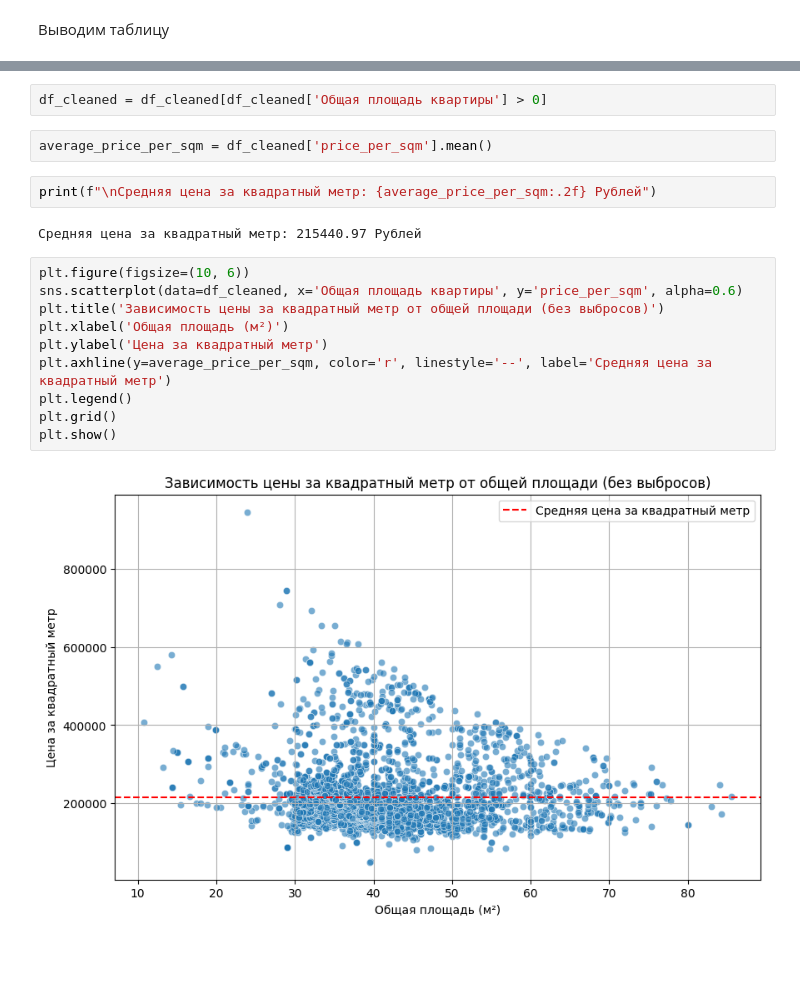
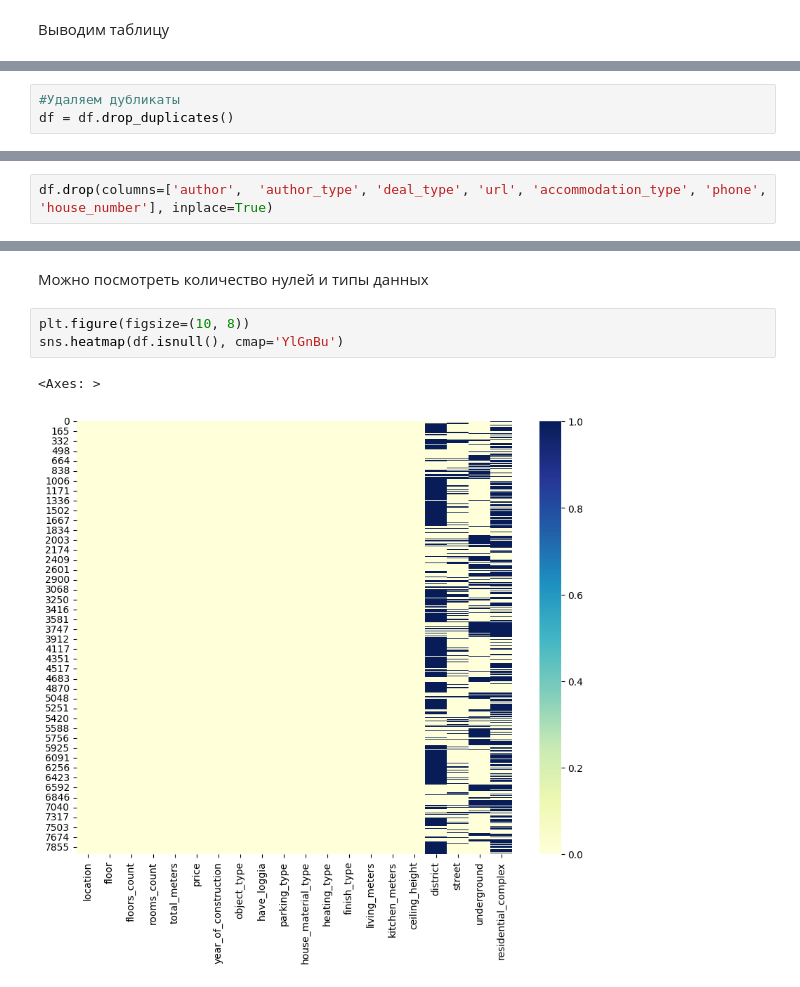
Before and after one commit to Tema13379/cian_progect, a Jupyter notebook: home.ipynb, the cells around one changed output, grey strips where cells are left out. Cells and saved outputs as stored; diff of their text form; blank space fills up the shorter version.

```diff
--- a/home.ipynb
+++ b/home.ipynb
@@ -44,0 +34,3 @@ Data has 4522 rows , 9 columns.
+# %%
+#Удаляем дубликаты
+df = df.drop_duplicates()
@@ -44,0 +43,2 @@ Data has 4522 rows , 9 columns.
+# %%
+df.drop(columns=['author',	'author_type', 'deal_type', 'url', 'accommodation_type', 'phone', 'house_number'], inplace=True)
@@ -208,20 +87,8 @@ df_cleaned['price_per_sqm'] = df_cleaned['Цена'] / df_cleaned['Общая п
-# %%
-df_cleaned = df_cleaned[df_cleaned['Общая площадь квартиры'] > 0]
-# %%
-average_price_per_sqm = df_cleaned['price_per_sqm'].mean()
-# %%
-print(f"\nСредняя цена за квадратный метр: {average_price_per_sqm:.2f} Рублей")
-# %% [output]
-Средняя цена за квадратный метр: 215440.97 Рублей
-# %%
-plt.figure(figsize=(10, 6))
-sns.scatterplot(data=df_cleaned, x='Общая площадь квартиры', y='price_per_sqm', alpha=0.6)
-plt.title('Зависимость цены за квадратный метр от общей площади (без выбросов)')
-plt.xlabel('Общая площадь (м²)')
-plt.ylabel('Цена за квадратный метр')
-plt.axhline(y=average_price_per_sqm, color='r', linestyle='--', label='Средняя цена за квадратный метр')
-plt.legend()
-plt.grid()
-plt.show()
-# %% [output]
-[figure, removed]
+# %% [markdown]
+Можно посмотреть количество нулей и типы данных
+# %%
+plt.figure(figsize=(10, 8))
+sns.heatmap(df.isnull(), cmap='YlGnBu')
+# %% [output]
+<Axes: >
+[figure, added]
```
Also changed, not shown: parts of 114 cells of this notebook.
